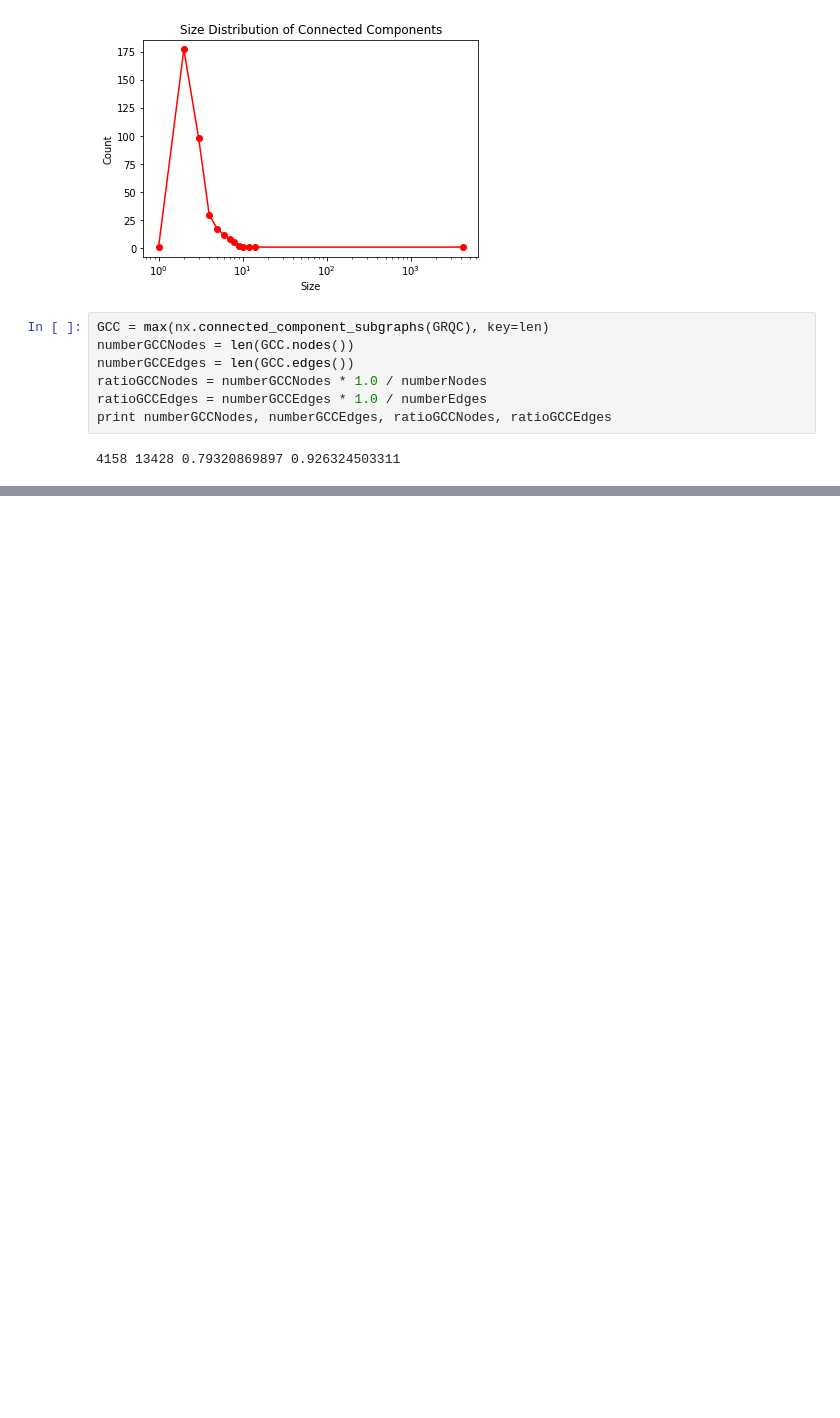
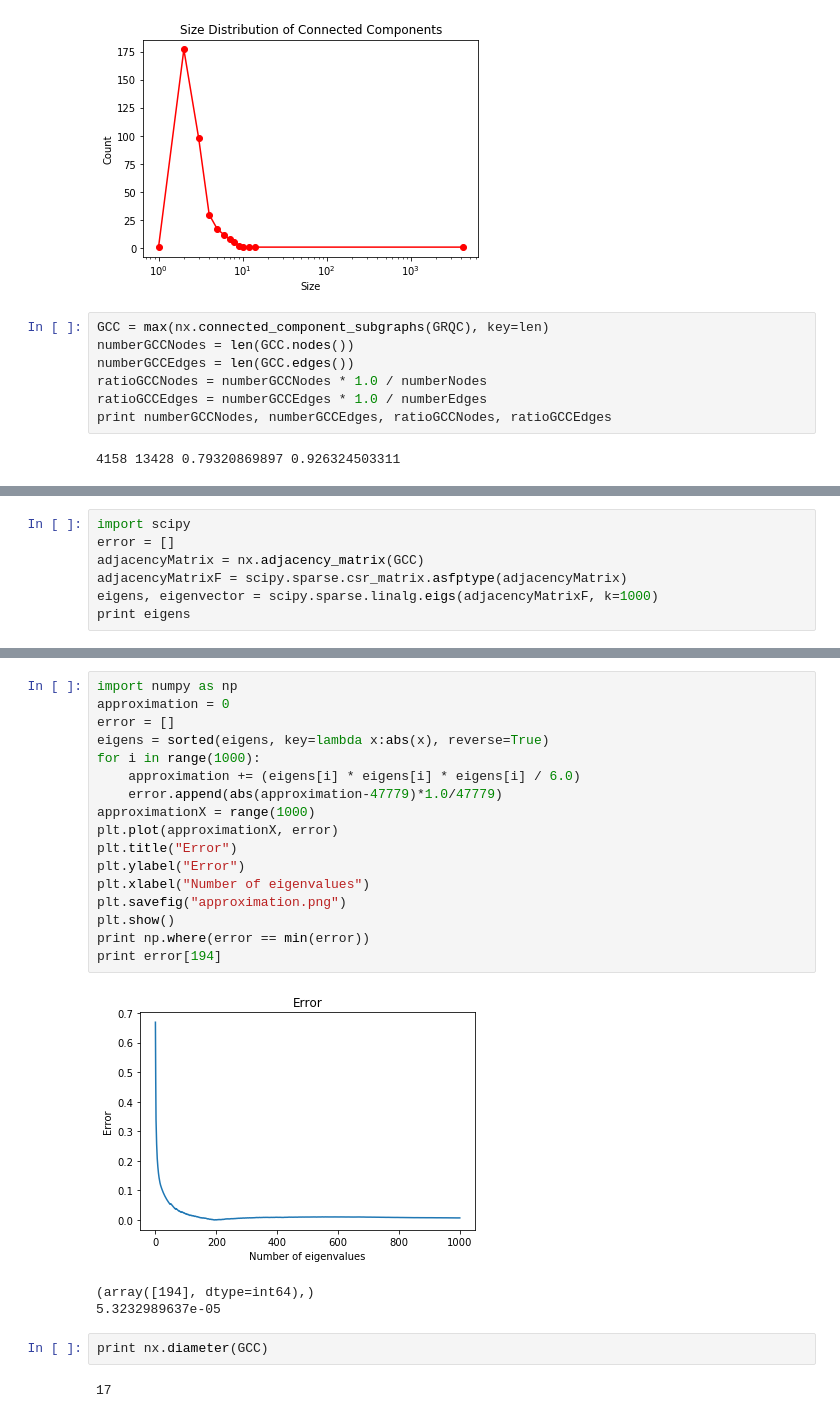
Before and after one commit to LanceLZD/CSE291F, a Jupyter notebook: Assignment1Q7.ipynb, the cells around one changed output, grey strips where cells are left out. Cells and saved outputs as stored; diff of their text form; blank space fills up the shorter version.

```diff
--- a/Assignment1Q7.ipynb
+++ b/Assignment1Q7.ipynb
@@ -60,0 +90,7 @@ print numberTriangles
+# %%
+import scipy
+error = []
+adjacencyMatrix = nx.adjacency_matrix(GCC)
+adjacencyMatrixF = scipy.sparse.csr_matrix.asfptype(adjacencyMatrix)
+eigens, eigenvector = scipy.sparse.linalg.eigs(adjacencyMatrixF, k=1000)
+print eigens
@@ -60,0 +115,25 @@ print numberTriangles
+# %%
+import numpy as np
+approximation = 0
+error = []
+eigens = sorted(eigens, key=lambda x:abs(x), reverse=True)
+for i in range(1000):
+    approximation += (eigens[i] * eigens[i] * eigens[i] / 6.0)
+    error.append(abs(approximation-47779)*1.0/47779)
+approximationX = range(1000)
+plt.plot(approximationX, error)
+plt.title("Error")
+plt.ylabel("Error")
+plt.xlabel("Number of eigenvalues")
+plt.savefig("approximation.png")
+plt.show()
+print np.where(error == min(error))
+print error[194]
+# %% [output]
+[figure, added]
+(array([194], dtype=int64),)
+5.3232989637e-05
+# %%
+print nx.diameter(GCC)
+# %% [output]
+17
```
Also changed, not shown: parts of 4 cells of this notebook, 2 other files.
